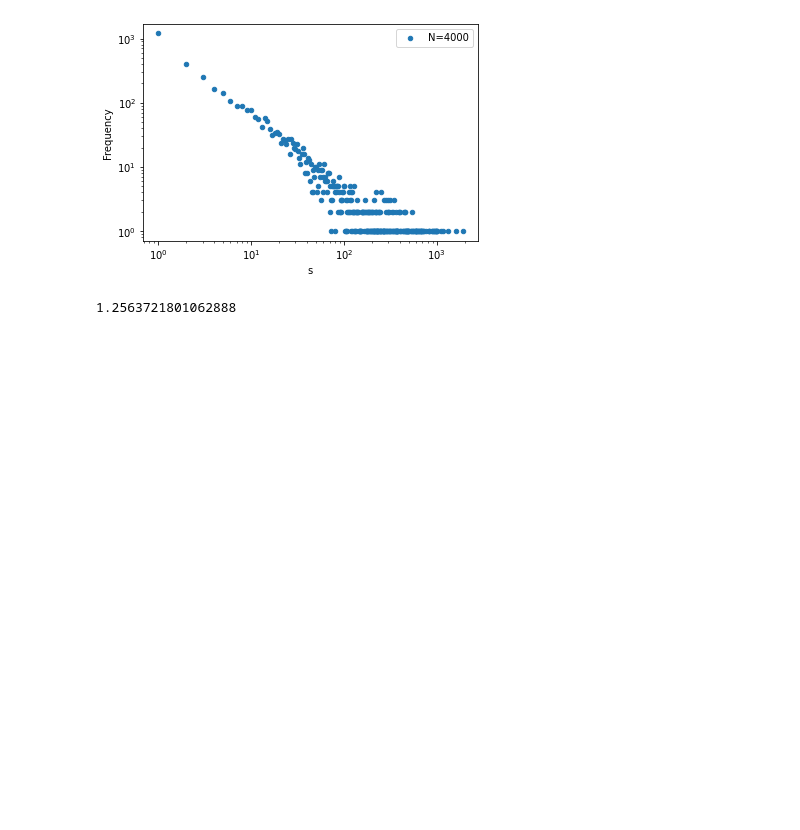
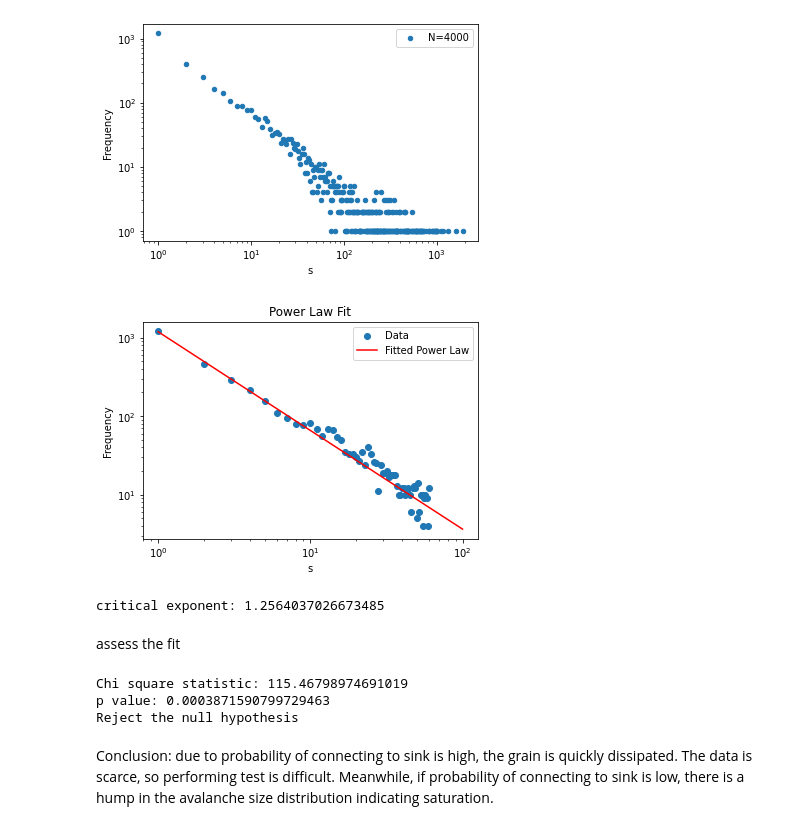
Before and after one commit to rkoevoets/complex-system-simulation, a Jupyter notebook: watts-strogatz.ipynb, the cells around one changed output. Drawn from its saved outputs; the diff is of its cells as text; code cells hidden in the pictures; blank space fills up the shorter version.

```diff
--- a/watts-strogatz.ipynb
+++ b/watts-strogatz.ipynb
@@ -163,20 +166,66 @@ for avalanche_sizes, frequencies, label in data:
 [figure]
 [figure]
 [figure]
-# %%
-# to get exponent by fitting data with large node size
-def power_law(x, a, b):
-    return a* x**-b
-
-avalanche_sizes_ws_3600, frequencies_ws_3600 = np.unique(ws_data_3600, return_counts=True)
-popt_3600, pcov_3600  = curve_fit(power_law, avalanche_sizes_ws_3600,frequencies_ws_3600)
-
-x_fit_3600 = np.logspace(np.log10(min(avalanche_sizes_ws_3600)), np.log10(max(avalanche_sizes_ws_3600)), 10000)
-y_fit_3600 = power_law(x_fit_3600, *popt_3600)
-norm_constant_3600 = np.trapz(y_fit_3600, x=x_fit_3600)
-pdf_fit_3600 = y_fit_3600 / norm_constant_3600
-
-a_3600, b_3600 = popt_3600
-print(b_3600)  ## estimated critical exponent
-# %% [output]
-1.2563721801062888
+# %%
+####to get critical exponent by fitting part of the data (truncated power law) using network with N=3600
+
+avalanche_sizes_ws_3600, frequencies_ws_3600 = np.unique(ws_data_3600, return_counts=True)
+
+# Filter data within the power law range
+x_range = avalanche_sizes_ws_3600 <= 60
+filtered_x = avalanche_sizes_ws_3600[x_range]
+filtered_y = frequencies_ws_3600[x_range]
+
+# Fit power law to the filtered data
+popt, pcov = curve_fit(power_law, filtered_x, filtered_y)
+
+# Obtain parameters
+a = popt[0]
+b = popt[1] #slope
+
+# Fitted curve within the range
+x_fit = np.logspace(0, 2, len(filtered_x))
+y_fit = power_law(x_fit, a, b)
+
+# Plot the data and fitted curve
+plt.scatter(filtered_x, filtered_y, label='Data')
+plt.plot(x_fit, y_fit, color='red', label='Fitted Power Law')  # visually acceptable
+plt.xscale('log')
+plt.yscale('log')
+plt.xlabel('s')
+plt.ylabel('Frequency')
+plt.title('Power Law Fit')
+plt.legend()
+plt.show()
+print("critical exponent:", b)
+# %% [output]
+[figure, added]
+critical exponent: 1.2564037026673485
+# %% [markdown]
+assess the fit
+# %%
+expected_y = power_law(filtered_x, a, b)
+expected_y_scaled = expected_y / np.sum(expected_y) * np.sum(filtered_y) #to normalize
+
+chi, p = chisquare(f_obs=filtered_y, f_exp=expected_y_scaled)
+
+# degree of freedom
+df = len(filtered_x) - len(popt) - 1
+
+print("Chi square statistic:", chi)
+print("p value:", p)
+
+# Significance level
+alpha = 0.05
+
+# Compare p-value to the significance level
+if p < alpha:
+    print("Reject the null hypothesis")
+else:
+    print("Don't reject the null hypothesis")
+# %% [output]
+Chi square statistic: 115.46798974691019
+p value: 0.0003871590799729463
+Reject the null hypothesis
+# %% [markdown]
+Conclusion: due to probability of connecting to sink is high, the grain is quickly dissipated. The data is scarce, so performing test is difficult. Meanwhile, if probability of connecting to sink is low, there is a hump in the avalanche size distribution indicating saturation.
```
Also changed, not shown: parts of 10 cells of this notebook, 1 other file.
